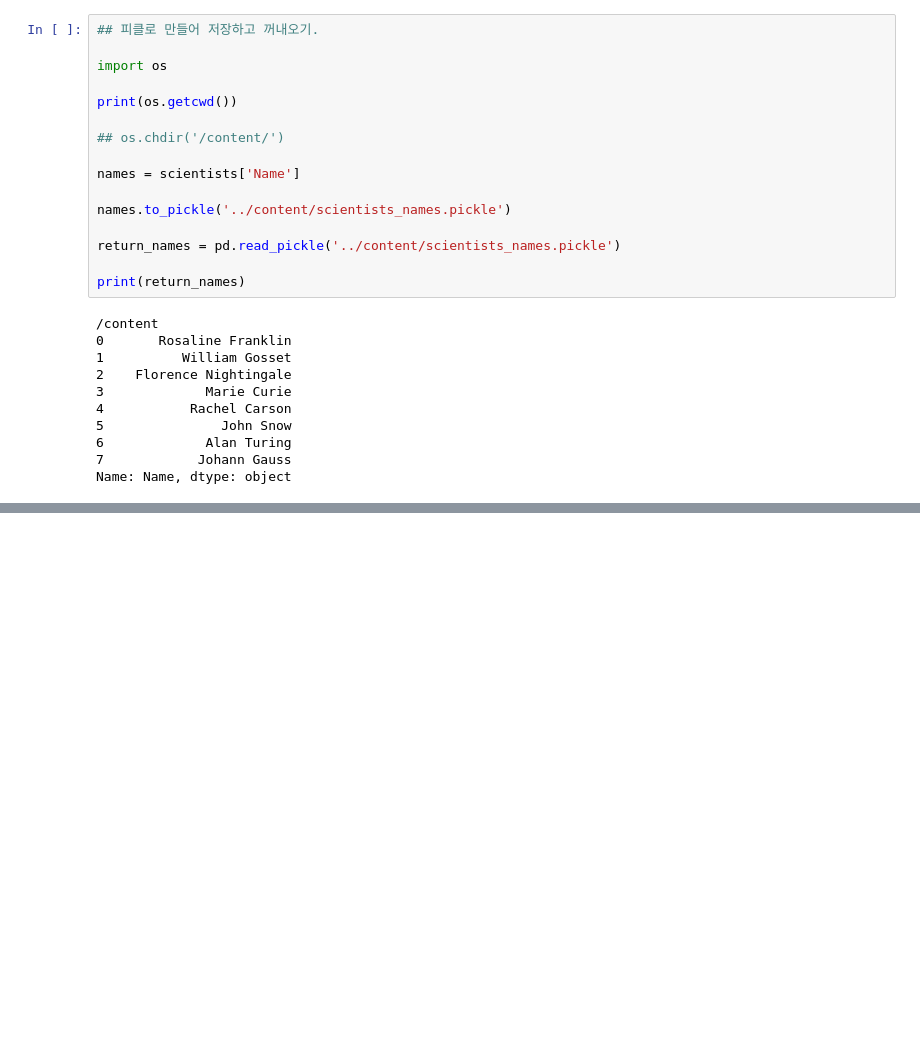
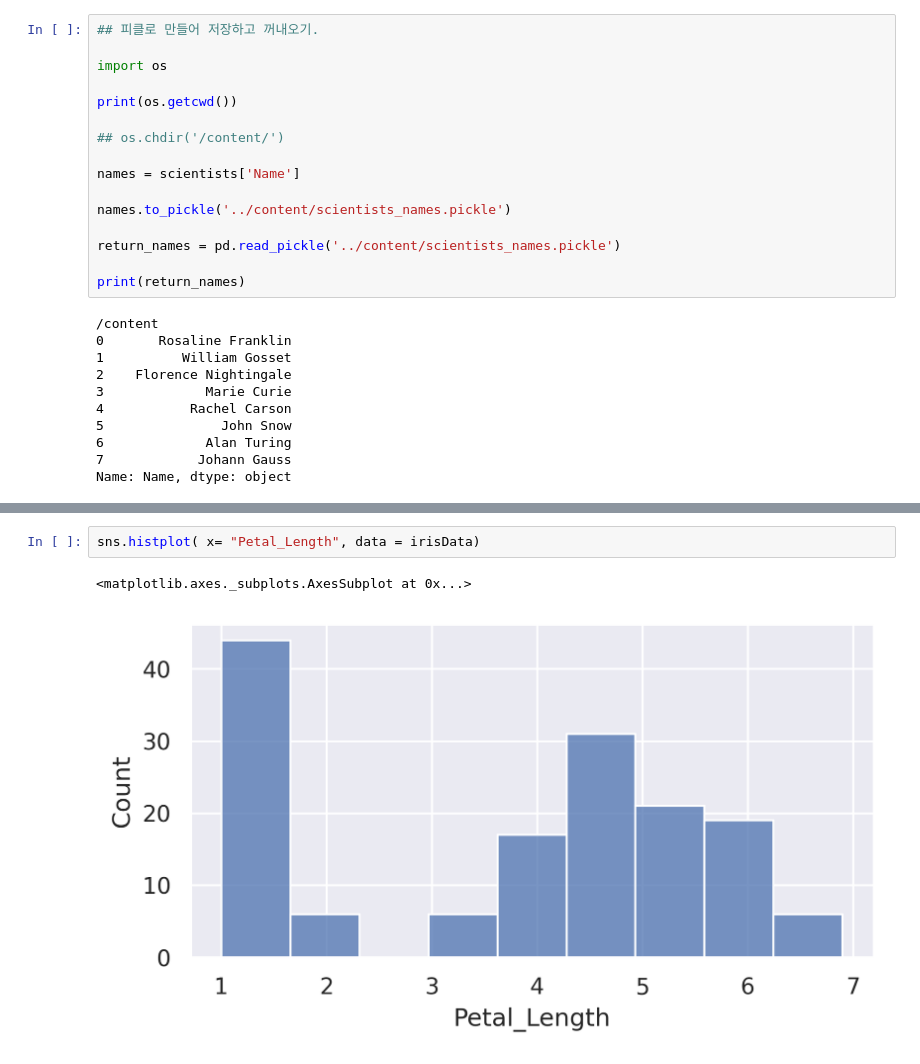
Before and after one commit to yooyeollee/2022, a Jupyter notebook: Untitled13.ipynb, the cells around one changed output, grey strips where cells are left out. Cells and saved outputs as stored; diff of their text form; blank space fills up the shorter version.

```diff
--- a/Untitled13.ipynb
+++ b/Untitled13.ipynb
@@ -805,0 +851,5 @@ Name: Name, dtype: object
+# %%
+sns.histplot( x= "Petal_Length", data = irisData)
+# %% [output]
+<matplotlib.axes._subplots.AxesSubplot at 0x...>
+[figure, added]
```
Also changed, not shown: parts of 8 cells of this notebook.
